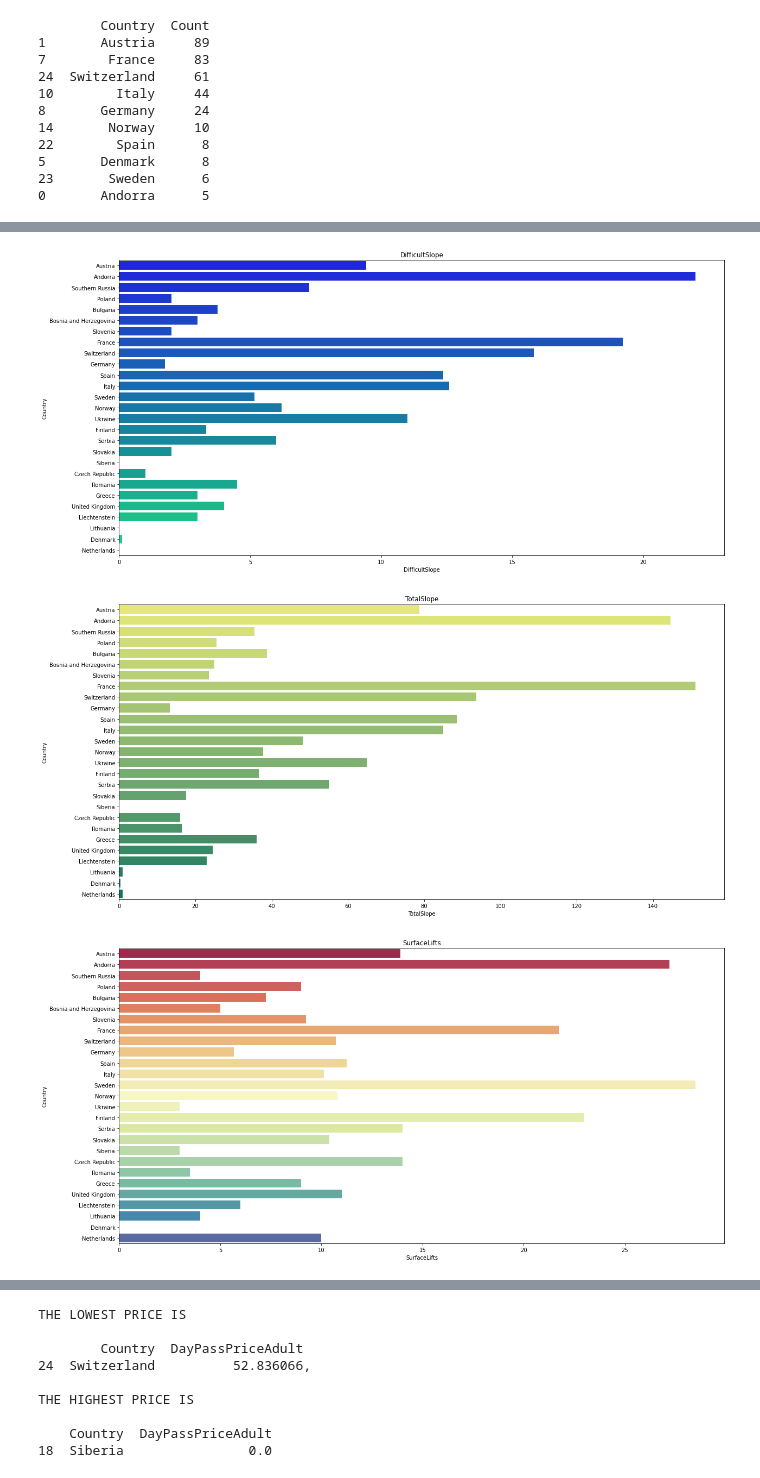
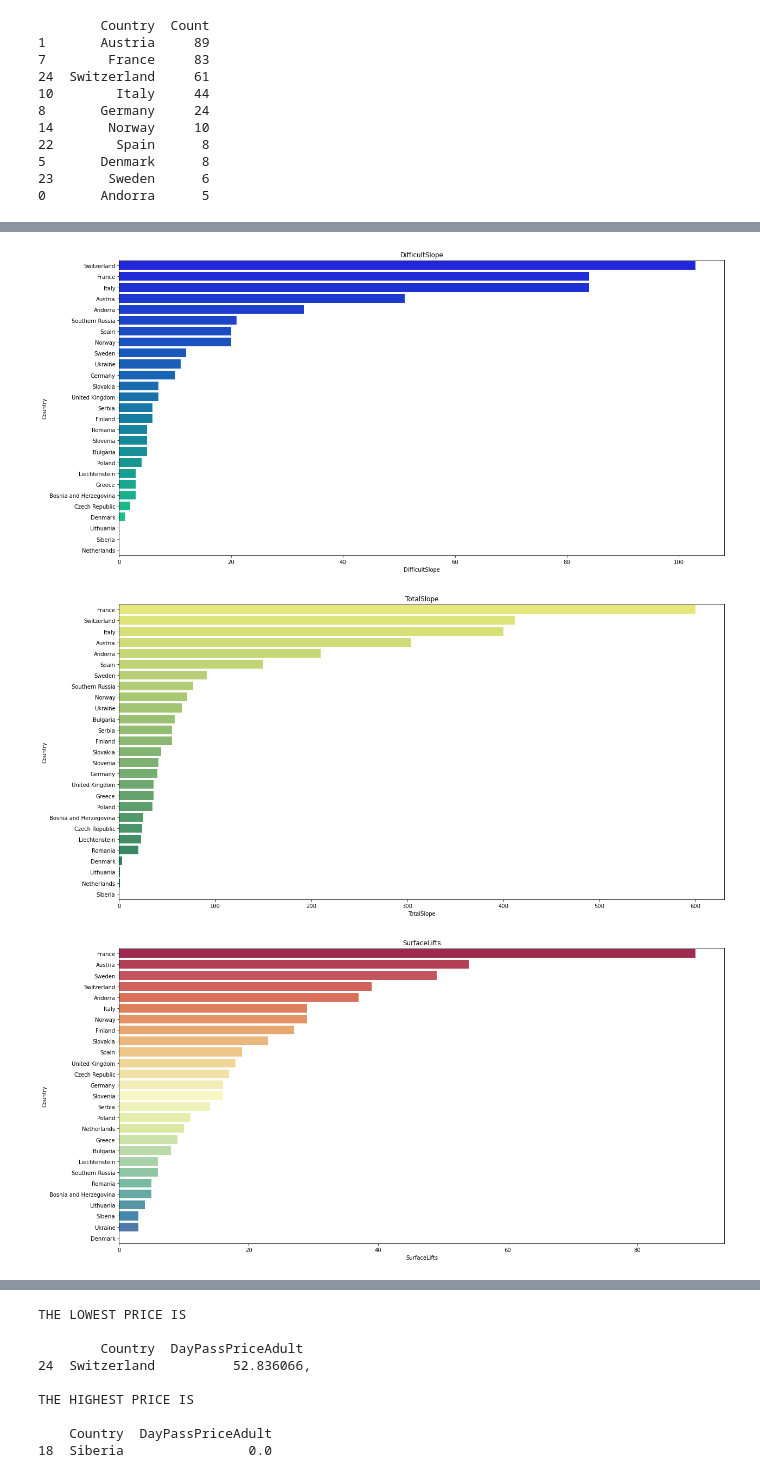
Before and after one commit to Pczo31/Ski-Resorts-Recommandation-system, a Jupyter notebook: Untitled.ipynb, the cells around one changed output, grey strips where cells are left out. Drawn from its saved outputs; the diff is of its cells as text; code cells hidden in the pictures.

```diff
--- a/Untitled.ipynb
+++ b/Untitled.ipynb
@@ -153,9 +191,9 @@ plt.show()
 # %%
 plt.figure(figsize=(20,10))
-sns.barplot(y="Country", x="DifficultSlope" ,data=ski_resorts, palette="winter", ci = None)
+sns.barplot(y="Country", x="DifficultSlope" ,data=result, palette="winter", ci = None)
 plt.xlabel('DifficultSlope')
 plt.ylabel('Country')
 plt.title('DifficultSlope', loc='Center', fontsize=12)
 plt.show()
 # %% [output]
-[figure, old version]
+[figure, new version]
@@ -162,18 +202,20 @@ plt.show()
 # %%
 plt.figure(figsize=(20,10))
-sns.barplot(y="Country", x="TotalSlope" ,data=ski_resorts, palette="summer_r", ci = None)
+sns.barplot(y="Country", x="TotalSlope" ,data=result, palette="summer_r", ci = None)
 plt.xlabel('TotalSlope')
 plt.ylabel('Country')
 plt.title('TotalSlope', loc='Center', fontsize=12)
 plt.show()
 # %% [output]
-[figure, old version]
+[figure, new version]
+# %%
+result = ski_resorts.groupby(["Country"])['SurfaceLifts'].max().reset_index().sort_values('SurfaceLifts',ascending=False)
 # %%
 plt.figure(figsize=(20,10))
-sns.barplot(y="Country", x="SurfaceLifts" ,data=ski_resorts, palette="Spectral", ci = None)
+sns.barplot(y="Country", x="SurfaceLifts" ,data=result, palette="Spectral", ci = None)
 plt.xlabel('SurfaceLifts')
 plt.ylabel('Country')
 plt.title('SurfaceLifts', loc='Center', fontsize=12)
 plt.show()
 # %% [output]
-[figure, old version]
+[figure, new version]
```
Also changed, not shown: parts of 112 cells of this notebook, 1 other file.
